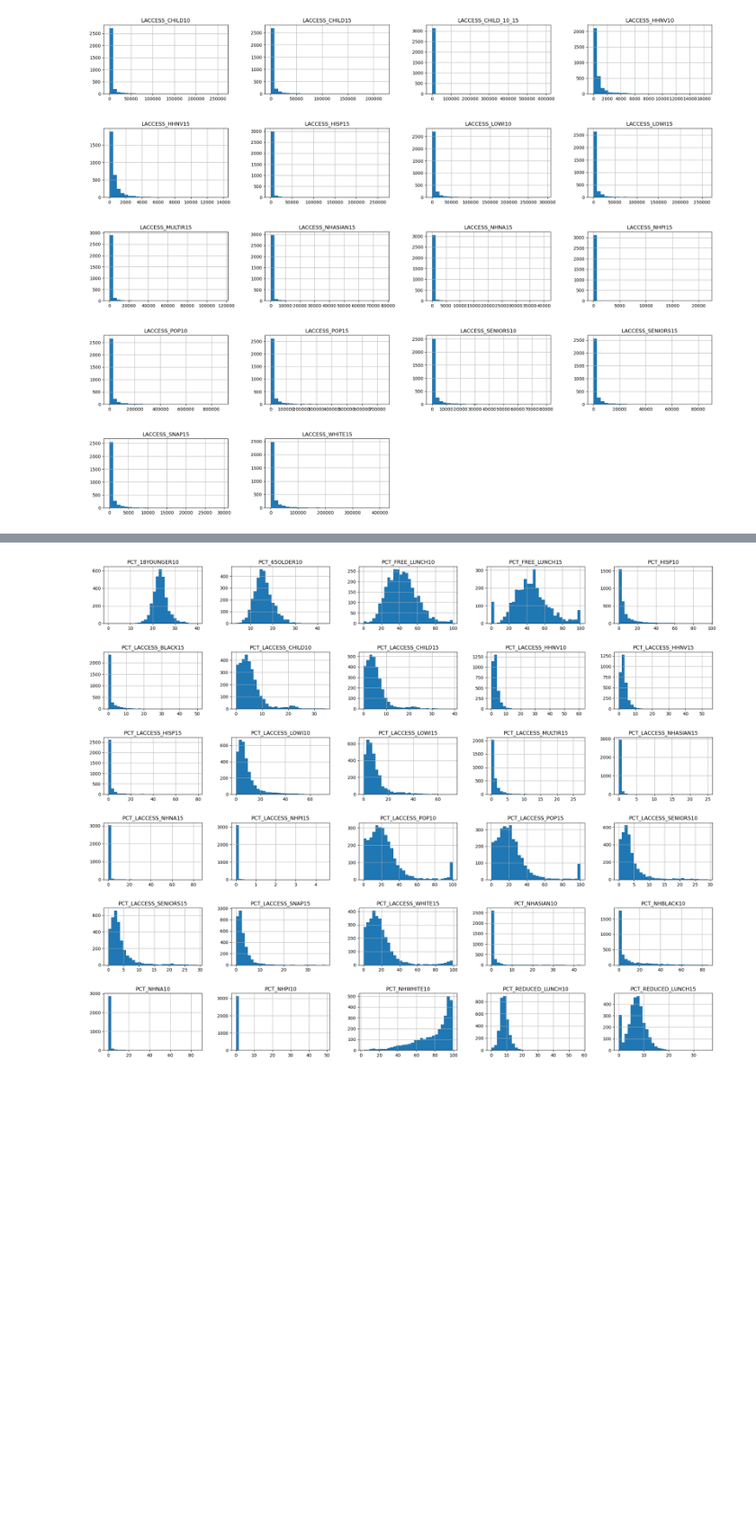
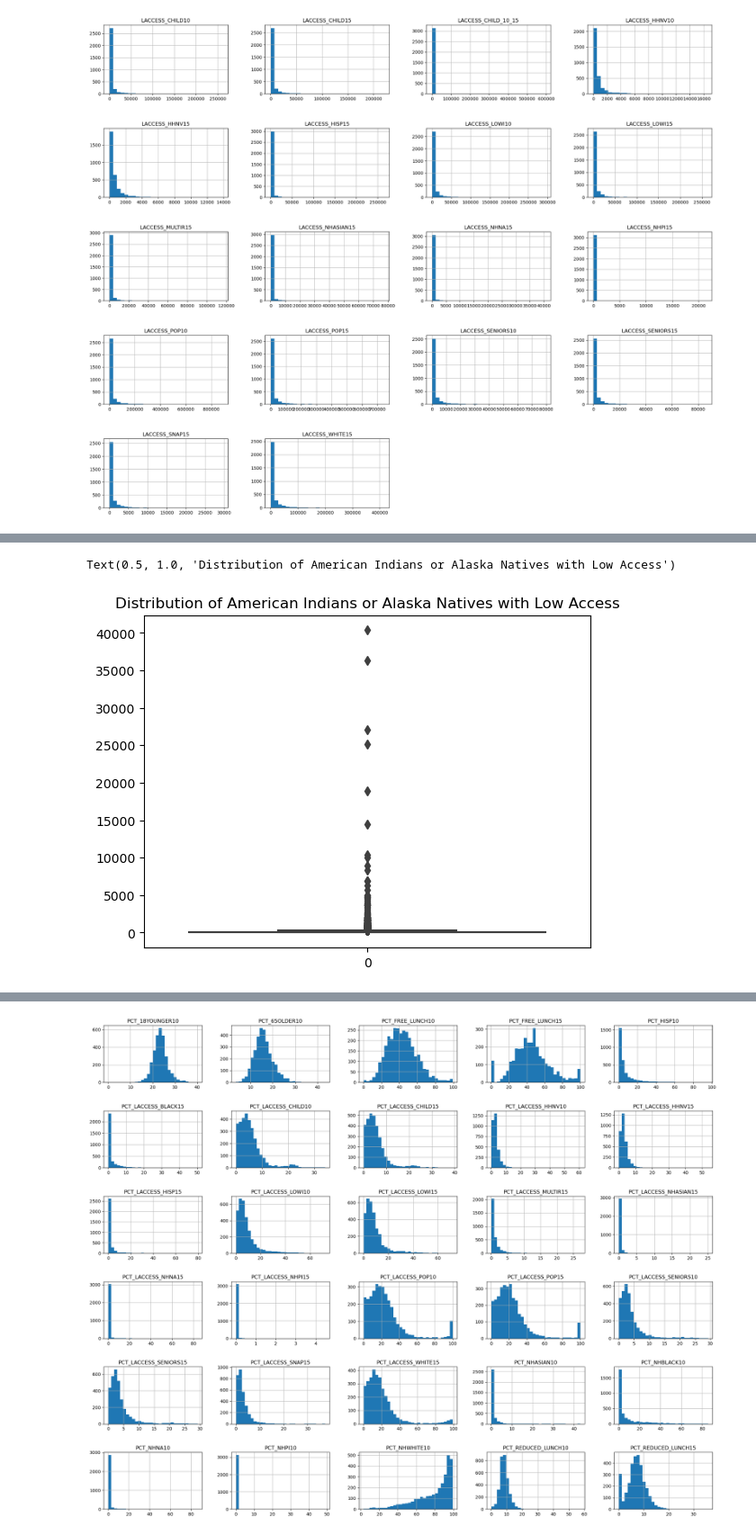
Before and after one commit to gabbycjames/DataScience_Capstone, a Jupyter notebook: DataWrangling.ipynb, the cells around one changed output, grey strips where cells are left out. Shown at 90% size. Drawn from its saved outputs; the diff is of its cells as text; code cells hidden in the pictures; blank space fills up the shorter version.

```diff
--- a/DataWrangling.ipynb
+++ b/DataWrangling.ipynb
@@ -802,0 +803,6 @@ plt.show()
+# %%
+sns.boxplot(df_full['LACCESS_NHNA15'])
+plt.title("Distribution of American Indians or Alaska Natives with Low Access")
+# %% [output]
+Text(0.5, 1.0, 'Distribution of American Indians or Alaska Natives with Low Access')
+[figure, added]
```
Also changed, not shown: parts of 11 cells of this notebook.
